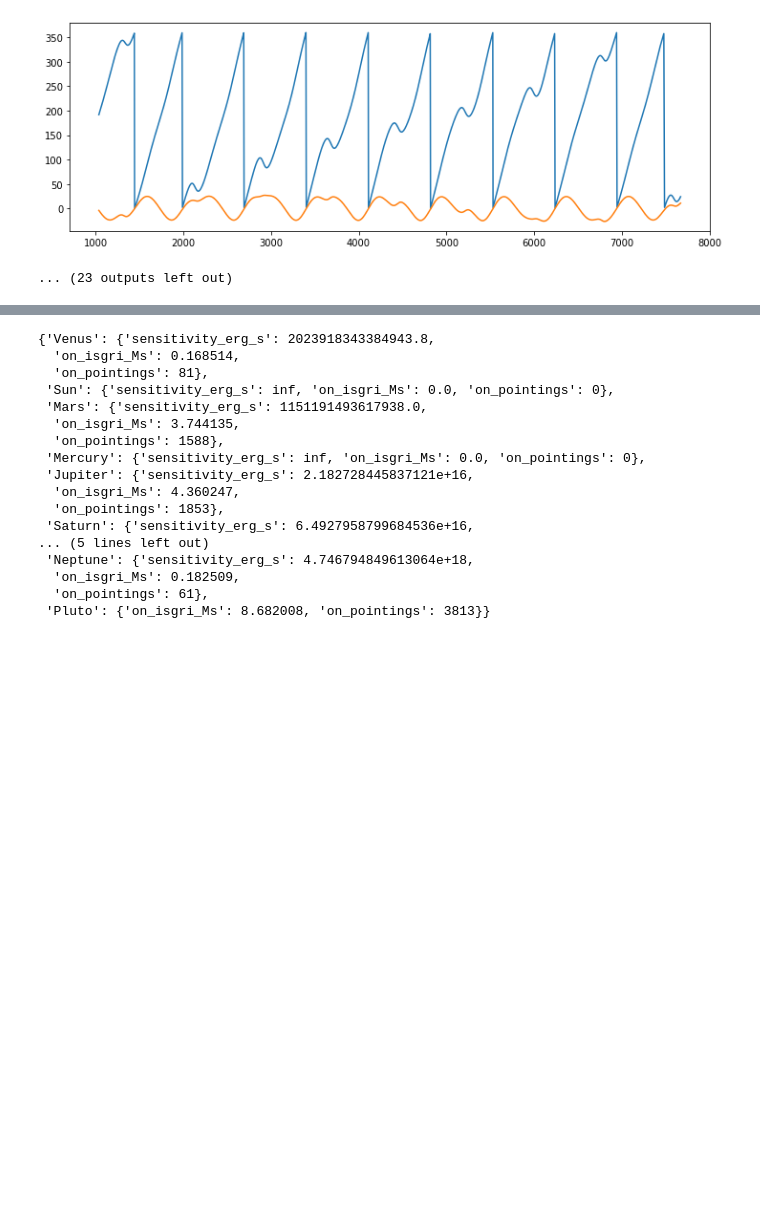
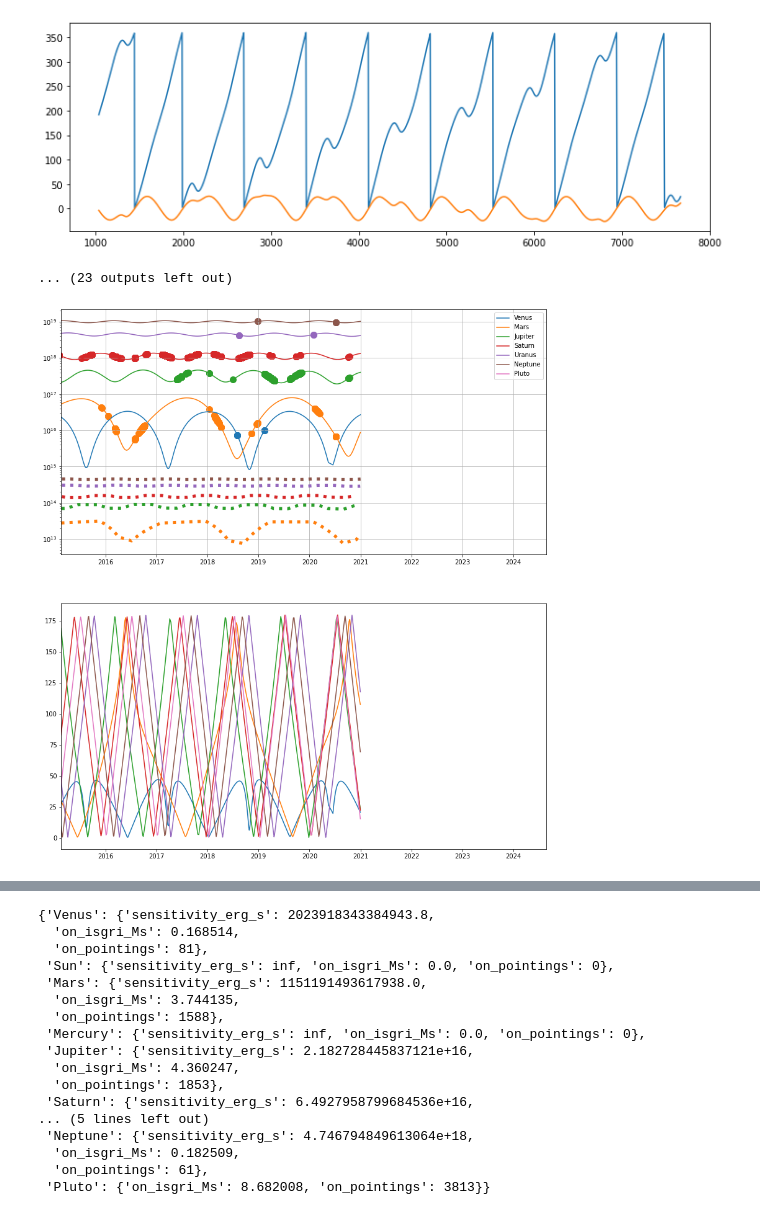
Before and after one commit to volodymyrss/planets, a Jupyter notebook: planets.ipynb, the cells around one changed output, grey strips where cells are left out. Cells and saved outputs as stored; diff of their text form; code cells hidden in the pictures; blank space fills up the shorter version.

```diff
--- a/planets.ipynb
+++ b/planets.ipynb
@@ -91,13 +91,15 @@ def total_flux_sensivity(c, lim_deg=10):
     sep=c.separation(scx_coord).deg
     m = sep < lim_deg
 
-    isgri_sensitivity_25_80_keV_1sigma_2ks = 1e-8 * u.erg/u.cm**2/u.s * (1./200.)
+    isgri_sensitivity_25_80_keV_1sigma_2ks = 1e-8 * u.erg/u.cm**2/u.s * (1./2000.)
 
     sens = (c.distance.to(u.cm)[m]**2 * isgri_sensitivity_25_80_keV_1sigma_2ks * (R['GOOD_ISGRI'][m].astype(float)/200)**0.5).to(u.erg/u.s)
 
     sens_combined = np.sum((sens**-2))**-0.5 # weighed mean uncertainty
 
     return sens_combined
+# %%
+body_names = ['Venus', 'Sun', 'Mars', 'Mercury', 'Jupiter', 'Saturn', 'Uranus', 'Neptune', 'Pluto']
 # %%
 def find_body_in_fov(body_name, lim_deg=10, f=get_body_coord_pyephem, plot=True):
     c = f(body_name)
@@ -188,3 +190,72 @@ found 3.744135 Ms in 1588 pointings of Mars good ISGRI observations within 10 de
 ... (23 outputs left out)
 # %%
 R.to_pandas().to_csv("archive-with-bodies.csv.gz", compression='gzip')
+# %%
+import astropy.time as time
+
+T = time.Time(R['IJD_START'].astype(float) + 51544, format="mjd").to_datetime()
+# %%
+Sun_coord = coord.SkyCoord(R["Sun_ra"], R["Sun_dec"], unit="deg")
+# %%
+
+#plt.figure(figsize=(14,10))
+f, (ax, ax2) = plt.subplots(2,1,figsize=(14,16))
+
+for body_name in body_names:
+    if body_name in ['Sun', 'Mercury']:
+        continue
+
+    sens_ecs = ((R[body_name+"_distance_cm"]*u.cm)**2 * isgri_sensitivity_25_80_keV_1sigma_2ks).to(u.erg/u.s)
+
+    p = ax.plot(
+        T[::100],
+        sens_ecs[::100],
+        label=body_name,
+    )
+
+    C = coord.SkyCoord(R[body_name + "_ra"], R[body_name + "_dec"], unit="deg")
+    D_deg = C.separation(scx_coord).deg
+
+    Sun_angle_deg = Sun_coord.separation(C).deg
+    m_sun_angle = Sun_angle_deg > (90 - 40)
+    m_sun_angle &= Sun_angle_deg < (90 + 40)
+
+    ax.plot(
+        T[m_sun_angle][::100],
+        R[body_name+"_distance_cm"][m_sun_angle][::100].astype(float),
+        #label=body_name,
+        #s=10,
+        lw=5,
+        ls=":",
+        c=p[0].get_color(),
+    )
+
+    m = R['GOOD_ISGRI'].astype(float) > 1000
+    m &= D_deg < 10
+
+    ax.scatter(
+        T[m],
+        sens_ecs[m],
+        c=p[0].get_color(),
+        s=100,
+        marker="o",
+        #label=body_name,
+    )
+
+    p = ax2.plot(
+        T[::100],
+        Sun_angle_deg[::100],
+     #   label=body_name,
+        c=p[0].get_color(),
+    )
+
+ax.legend()
+
+ax.semilogy()
+
+ax.set_xlim([T[-50000],time.Time(9000+51544,format="mjd").to_datetime()])
+ax2.set_xlim([T[-50000],time.Time(9000+51544,format="mjd").to_datetime()])
+
+ax.grid()
+# %% [output]
+[figure, added]
```
Also changed, not shown: parts of 3 cells of this notebook.
